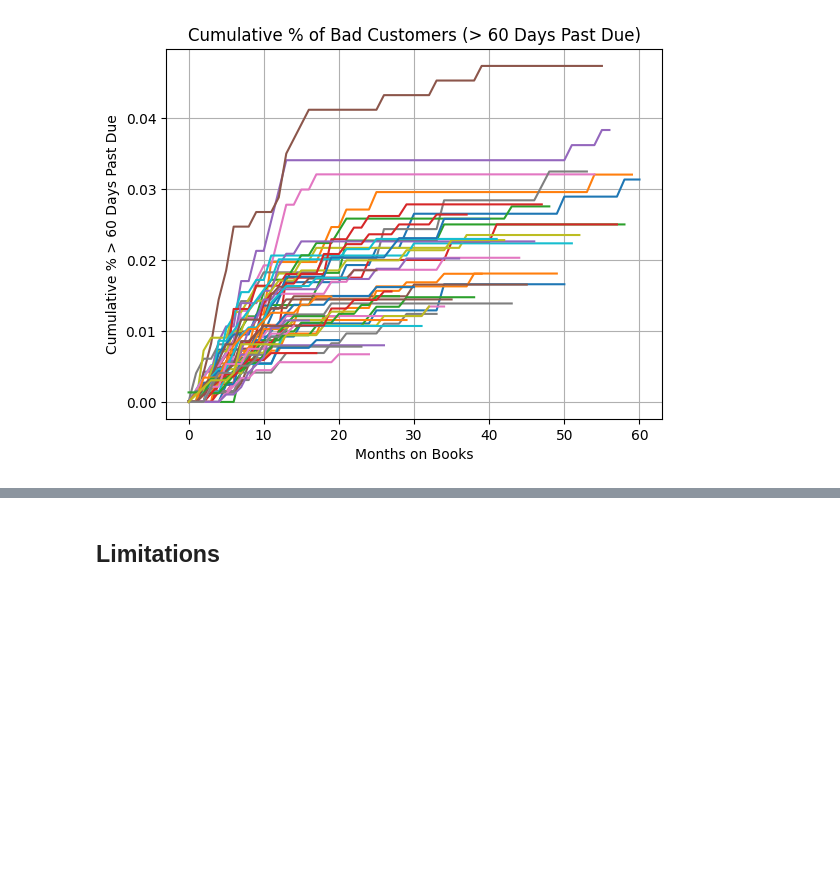
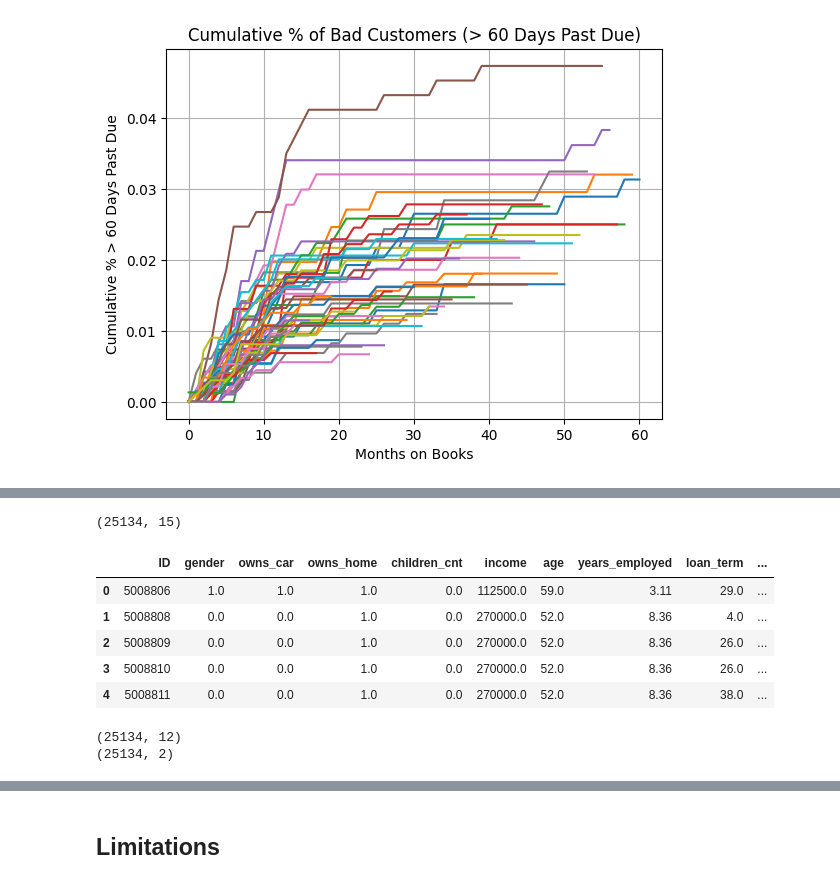
Before and after one commit to jaelar0/ml_credit_project, a Jupyter notebook: final_project.ipynb, the cells around one changed output, grey strips where cells are left out. Cells and saved outputs as stored; diff of their text form; code cells hidden in the pictures; blank space fills up the shorter version.

```diff
--- a/final_project.ipynb
+++ b/final_project.ipynb
@@ -829,0 +971,31 @@ plt.show()
+# %%
+# join to get data all in one table
+survival1 = final_survival.copy()
+features_surv_encode['ID'] = features_surv_encode['ID'].astype(str)
+survival1['ID'] = survival1['ID'].astype(str)
+survival1['month_on_book'] = survival1['month_on_book'].astype(float)
+
+survivl1feat = features_surv_encode.merge(survival1, on='ID', how='inner')
+survivl1feat = survivl1feat.sort_values('ID', ascending=True).reset_index(drop=True)
+
+print(survivl1feat.shape)
+survivl1feat.head()
+# %% [output]
+(25134, 15)
+|  | ID | gender | owns_car | owns_home | children_cnt | income | age | years_employed | loan_term | ... |
+| 0 | 5008806 | 1.0 | 1.0 | 1.0 | 0.0 | 112500.0 | 59.0 | 3.11 | 29.0 | ... |
+| 1 | 5008808 | 0.0 | 0.0 | 1.0 | 0.0 | 270000.0 | 52.0 | 8.36 | 4.0 | ... |
+| 2 | 5008809 | 0.0 | 0.0 | 1.0 | 0.0 | 270000.0 | 52.0 | 8.36 | 26.0 | ... |
+| 3 | 5008810 | 0.0 | 0.0 | 1.0 | 0.0 | 270000.0 | 52.0 | 8.36 | 26.0 | ... |
+| 4 | 5008811 | 0.0 | 0.0 | 1.0 | 0.0 | 270000.0 | 52.0 | 8.36 | 38.0 | ... |
+# %%
+data_x = survivl1feat.copy()
+data_y = survivl1feat.copy()
+data_x = data_x.drop(['bad_event', 'month_on_book', 'ID'], axis=1)  #Features
+data_y = data_y[['bad_event', 'month_on_book']] # target
+
+print(data_x.shape)
+print(data_y.shape)
+# %% [output]
+(25134, 12)
+(25134, 2)
```
Also changed, not shown: parts of 20 cells of this notebook.
